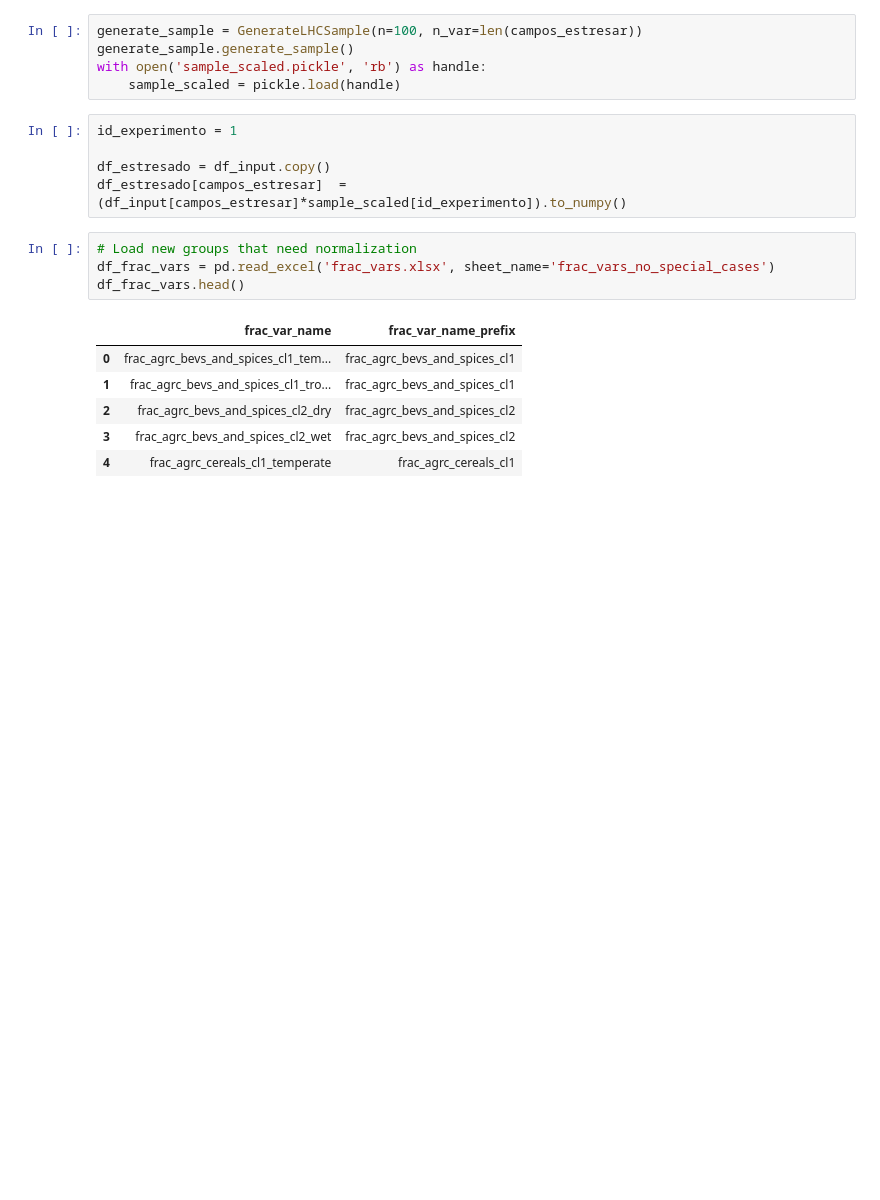
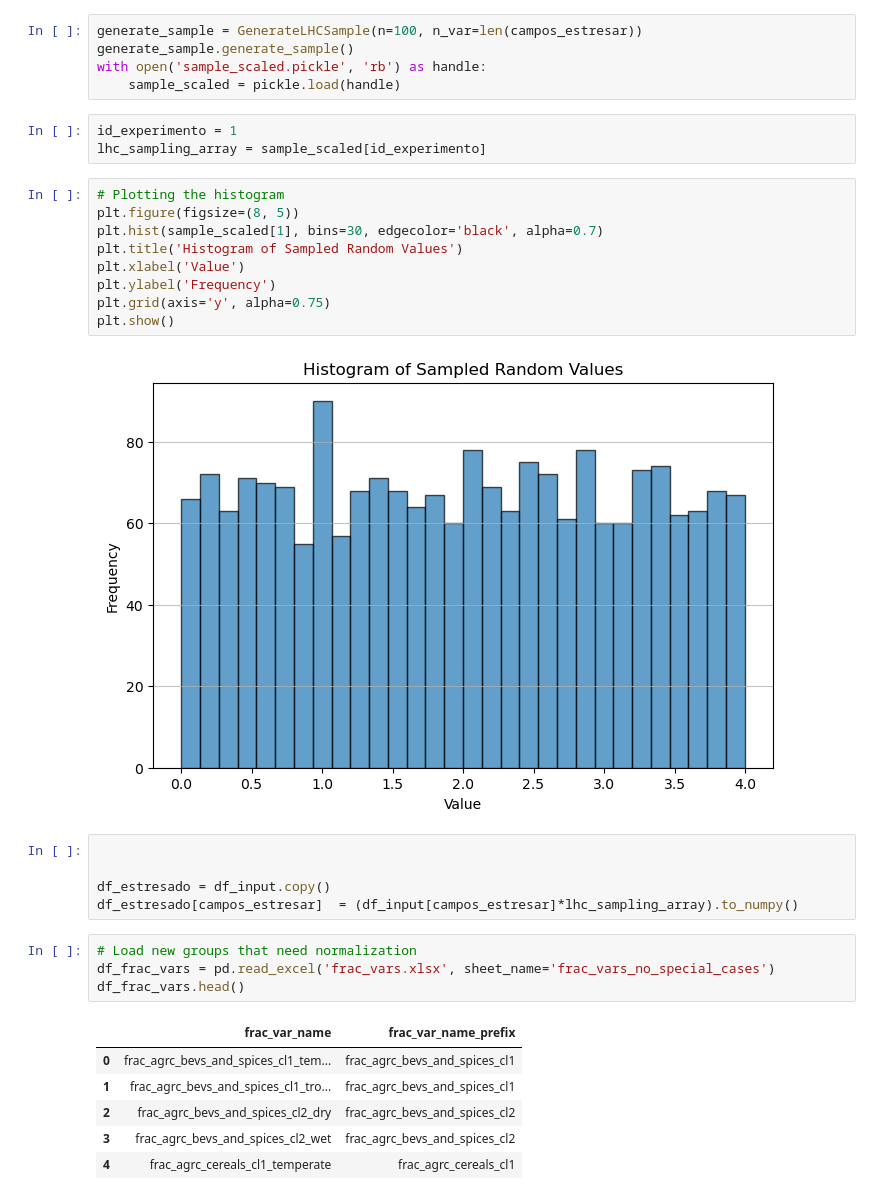
Before and after one commit to JuanRobledo12/lhp_ssp_sampling, a Jupyter notebook: src/test_genera_salidas.ipynb, the cells around one changed output. Saved outputs shown, nothing was run; the diff lists cells and outputs as text; blank space fills up the shorter version.

```diff
--- a/src/test_genera_salidas.ipynb
+++ b/src/test_genera_salidas.ipynb
@@ -134,11 +132,25 @@ generate_sample = GenerateLHCSample(n=100, n_var=len(campos_estresar))
 generate_sample.generate_sample()
 with open('sample_scaled.pickle', 'rb') as handle:
     sample_scaled = pickle.load(handle)
+# %%
+id_experimento = 1
+lhc_sampling_array = sample_scaled[id_experimento]
+# %%
+# Plotting the histogram
+plt.figure(figsize=(8, 5))
+plt.hist(sample_scaled[1], bins=30, edgecolor='black', alpha=0.7)
+plt.title('Histogram of Sampled Random Values')
+plt.xlabel('Value')
+plt.ylabel('Frequency')
+plt.grid(axis='y', alpha=0.75)
+plt.show()
+# %% [output]
+[figure, added]
 # %%
-id_experimento = 1
+
 
 df_estresado = df_input.copy()
-df_estresado[campos_estresar]  = (df_input[campos_estresar]*sample_scaled[id_experimento]).to_numpy()
+df_estresado[campos_estresar]  = (df_input[campos_estresar]*lhc_sampling_array).to_numpy()
 # %%
 # Load new groups that need normalization
 df_frac_vars = pd.read_excel('frac_vars.xlsx', sheet_name='frac_vars_no_special_cases')
```
Also changed, not shown: parts of 6 cells of this notebook, 10 other files.
